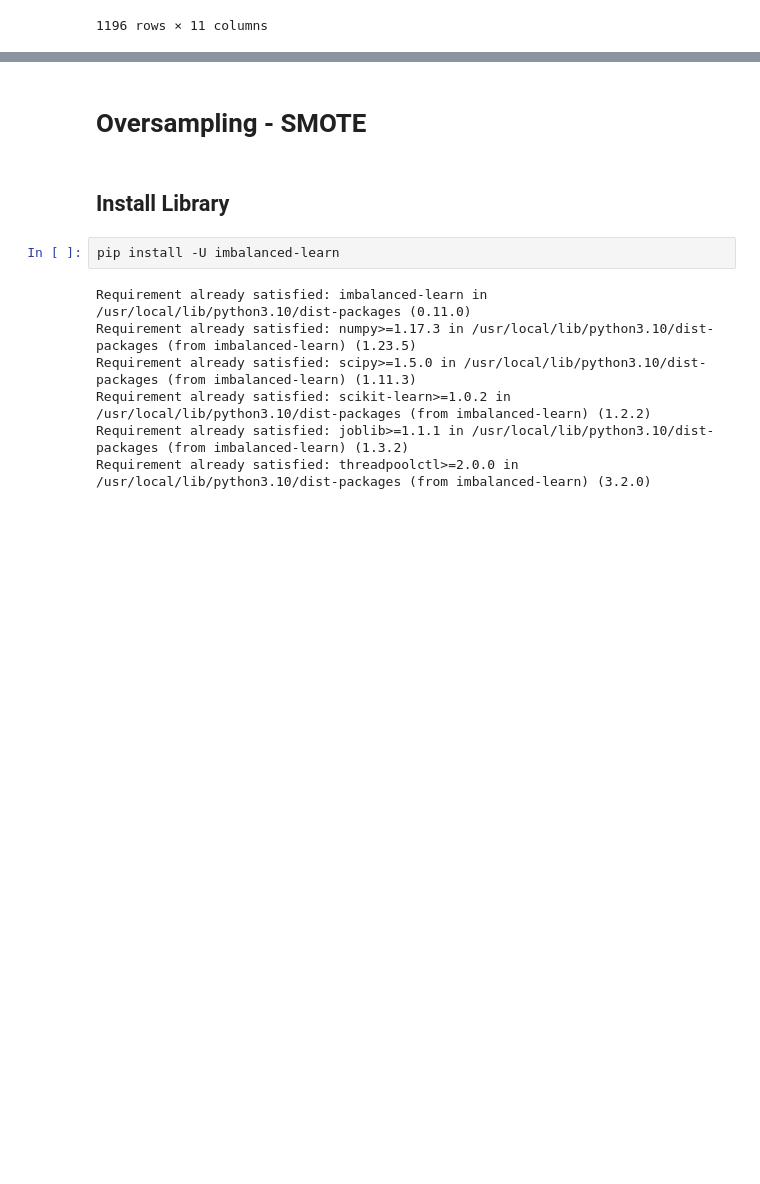
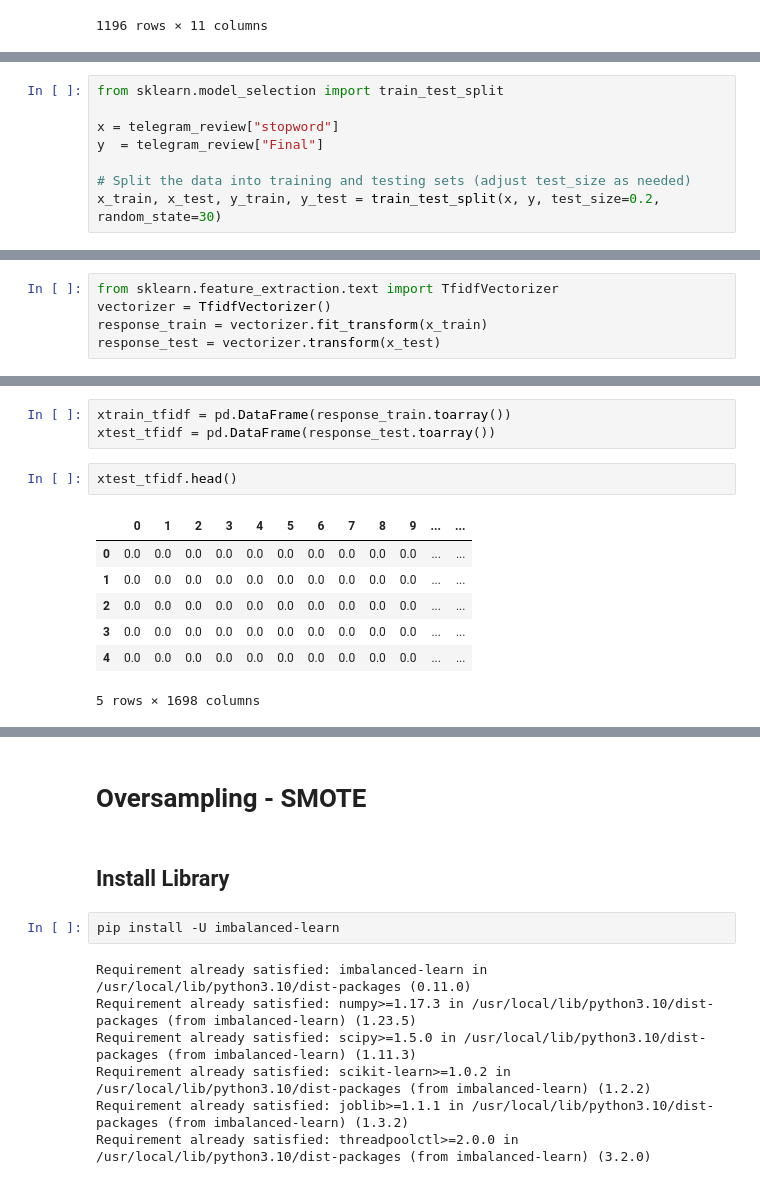
Before and after one commit to vaniasahdaa/skripsi, a Jupyter notebook: all_coding.ipynb, the cells around one changed output, grey strips where cells are left out. Drawn from its saved outputs; the diff is of its cells as text; blank space fills up the shorter version.

```diff
--- a/all_coding.ipynb
+++ b/all_coding.ipynb
@@ -448,0 +451,8 @@ telegram_review.to_csv('/content/drive/MyDrive/Colab Notebooks/Coding/Preprocess
+# %%
+from sklearn.model_selection import train_test_split
+
+x = telegram_review["stopword"]
+y  = telegram_review["Final"]
+
+# Split the data into training and testing sets (adjust test_size as needed)
+x_train, x_test, y_train, y_test = train_test_split(x, y, test_size=0.2, random_state=30)
@@ -448,0 +476,5 @@ telegram_review.to_csv('/content/drive/MyDrive/Colab Notebooks/Coding/Preprocess
+# %%
+from sklearn.feature_extraction.text import TfidfVectorizer
+vectorizer = TfidfVectorizer()
+response_train = vectorizer.fit_transform(x_train)
+response_test = vectorizer.transform(x_test)
@@ -448,0 +521,13 @@ telegram_review.to_csv('/content/drive/MyDrive/Colab Notebooks/Coding/Preprocess
+# %%
+xtrain_tfidf = pd.DataFrame(response_train.toarray())
+xtest_tfidf = pd.DataFrame(response_test.toarray())
+# %%
+xtest_tfidf.head()
+# %% [output]
+|  | 0 | 1 | 2 | 3 | 4 | 5 | 6 | 7 | 8 | 9 | ... | ... |
+| 0 | 0.0 | 0.0 | 0.0 | 0.0 | 0.0 | 0.0 | 0.0 | 0.0 | 0.0 | 0.0 | ... | ... |
+| 1 | 0.0 | 0.0 | 0.0 | 0.0 | 0.0 | 0.0 | 0.0 | 0.0 | 0.0 | 0.0 | ... | ... |
+| 2 | 0.0 | 0.0 | 0.0 | 0.0 | 0.0 | 0.0 | 0.0 | 0.0 | 0.0 | 0.0 | ... | ... |
+| 3 | 0.0 | 0.0 | 0.0 | 0.0 | 0.0 | 0.0 | 0.0 | 0.0 | 0.0 | 0.0 | ... | ... |
+| 4 | 0.0 | 0.0 | 0.0 | 0.0 | 0.0 | 0.0 | 0.0 | 0.0 | 0.0 | 0.0 | ... | ... |
+5 rows × 1698 columns
```
Also changed, not shown: parts of 10 cells of this notebook.
